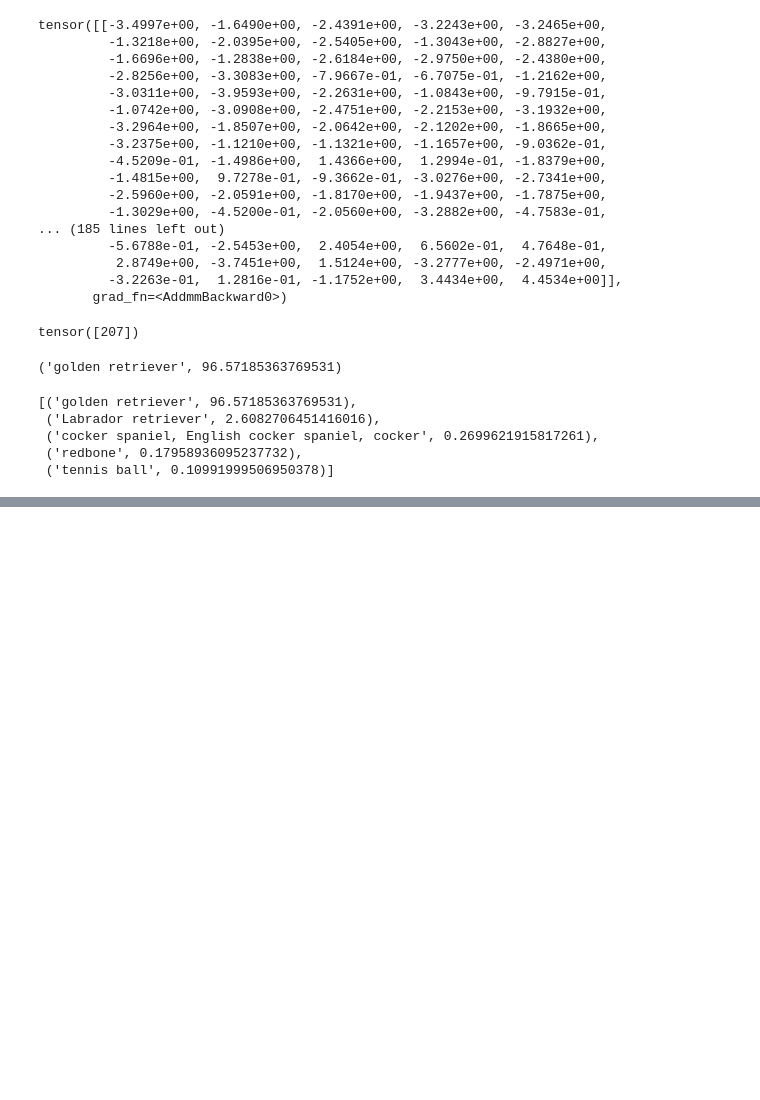
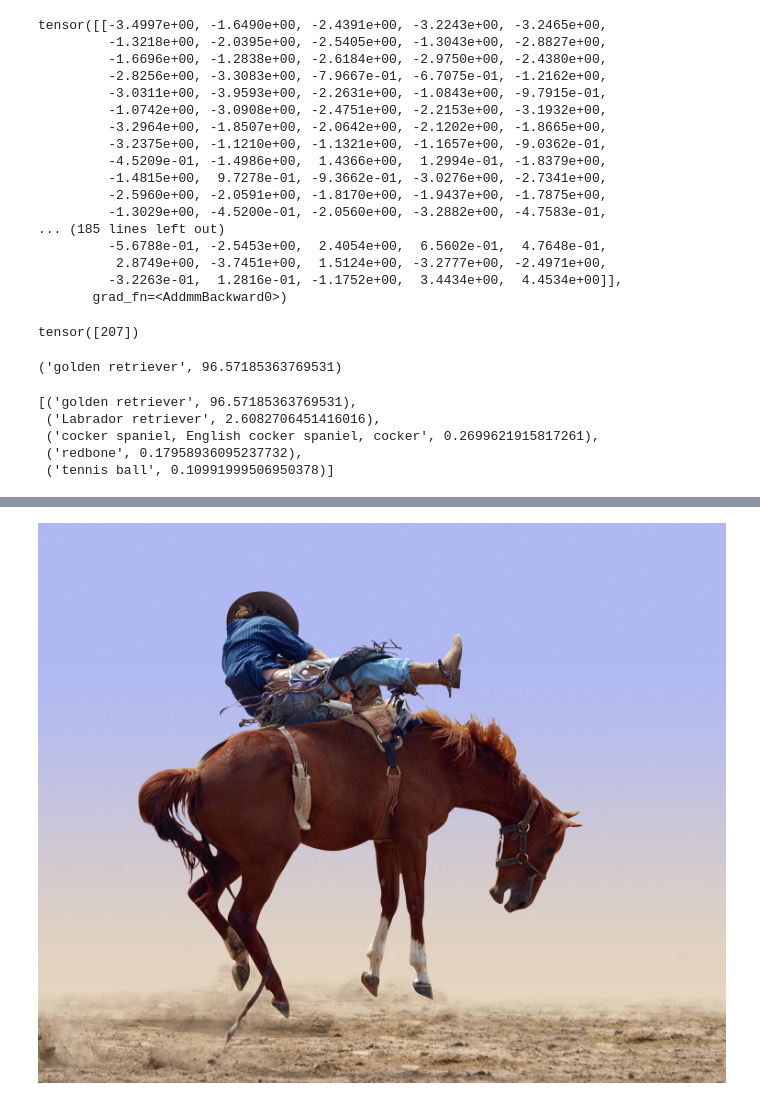
Before and after one commit to TayJen/PyTorch-Practice, a Jupyter notebook: DL_with_PyTorch-Eli_Stevens/Chapter_2-Pretrained_models.ipynb, the cells around one changed output, grey strips where cells are left out. Saved outputs shown, nothing was run; the diff lists cells and outputs as text; code cells hidden in the pictures; blank space fills up the shorter version.

```diff
--- a/DL_with_PyTorch-Eli_Stevens/Chapter_2-Pretrained_models.ipynb
+++ b/DL_with_PyTorch-Eli_Stevens/Chapter_2-Pretrained_models.ipynb
@@ -143,0 +256,5 @@ _, indices = torch.sort(out, descending=True)
+# %%
+img = Image.open('data/horse.jpg')
+img
+# %% [output]
+[figure, added]
```
Also changed, not shown: parts of 8 cells of this notebook, 2 other files.
